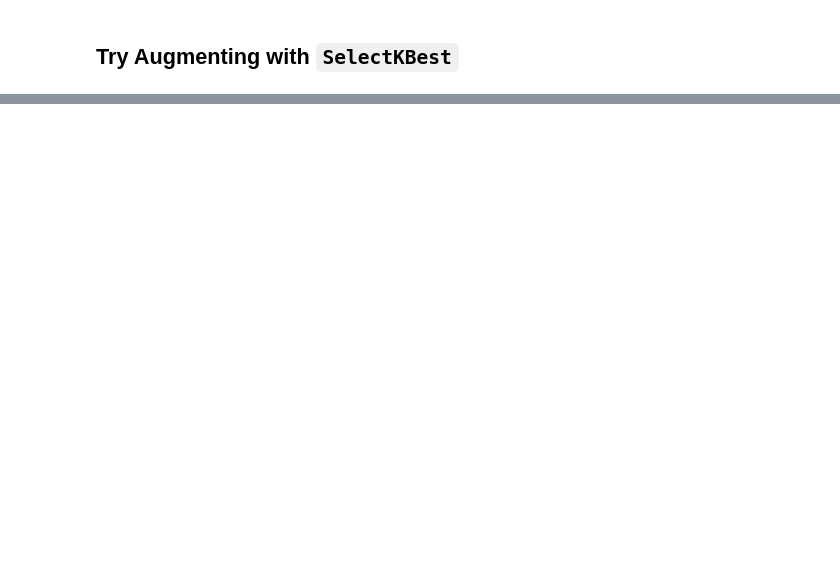
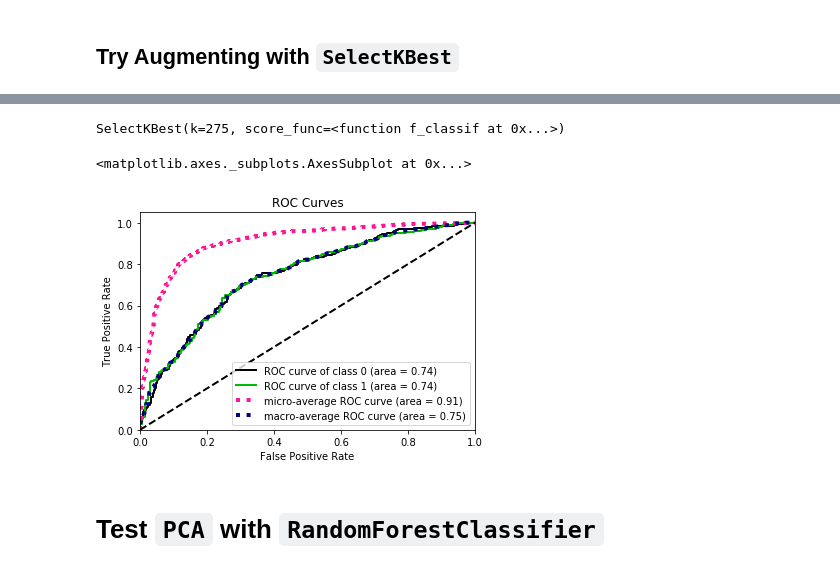
Before and after one commit to paulmattheww/Harvard-CS82-Advanced-ML, a Jupyter notebook: Assignments/HW4/Untitled.ipynb, the cells around one changed output, grey strips where cells are left out. Cells and saved outputs as stored; diff of their text form; code cells hidden in the pictures; blank space fills up the shorter version.

```diff
--- a/Assignments/HW4/Untitled.ipynb
+++ b/Assignments/HW4/Untitled.ipynb
@@ -419,0 +476,42 @@ skplt.metrics.plot_roc_curve(y_test, grid.predict_proba(X_test))
+# %%
+from sklearn.feature_selection import SelectKBest
+
+k_list = [k for k in np.arange(25, 500, 50)]
+params = {'select__k': k_list}
+
+pipeline = Pipeline([
+    ('features', FeatureUnion([
+        ('continuous', Pipeline([
+            ('extract', ColumnExtractor(num_cols)),
+            ('scale', StandardScaler())
+        ])),
+        ('factors', Pipeline([
+            ('extract', ColumnExtractor(cat_cols)),
+            ('label', LabelEncodeObjects()),
+            ('encode', OneHotEncoder(handle_unknown='ignore'))
+        ]))
+    ])),
+    ('select', SelectKBest()),
+    ('clf', SVC(**svc_params))
+])
+
+# grid search to fit pipeline
+grid = GridSearchCV(pipeline, params, n_jobs=-1, verbose=True)
+grid.fit(X_train, y_train)
+
+# check best
+print('Best Model')
+print(grid.best_estimator_.named_steps['clf'])
+
+# get metrics
+y_pred_train, y_pred_test = grid.predict(X_train), grid.predict(X_test)
+val_acc, val_f1 = accuracy_score(y_pred_test, y_test), f1_score(y_pred_test, y_test)
+train_acc, train_f1 = accuracy_score(y_pred_train, y_train), f1_score(y_pred_train, y_train)
+
+print('''
+Training Accuracy = %.4f
+Validation Accuracy = %.4f
+
+Training F1 Score = %.4f
+Validation F1 Score = %.4f
+''' %(train_acc, val_acc, train_f1, val_f1))
@@ -419,0 +532,9 @@ skplt.metrics.plot_roc_curve(y_test, grid.predict_proba(X_test))
+# %%
+grid.best_estimator_.named_steps['select']
+# %% [output]
+SelectKBest(k=275, score_func=<function f_classif at 0x...>)
+# %%
+skplt.metrics.plot_roc_curve(y_test, grid.predict_proba(X_test))
+# %% [output]
+<matplotlib.axes._subplots.AxesSubplot at 0x...>
+[figure, added]
@@ -419,0 +544,2 @@ skplt.metrics.plot_roc_curve(y_test, grid.predict_proba(X_test))
+# %% [markdown]
+# Test `PCA` with `RandomForestClassifier`
```
Also changed, not shown: parts of 14 cells of this notebook.
